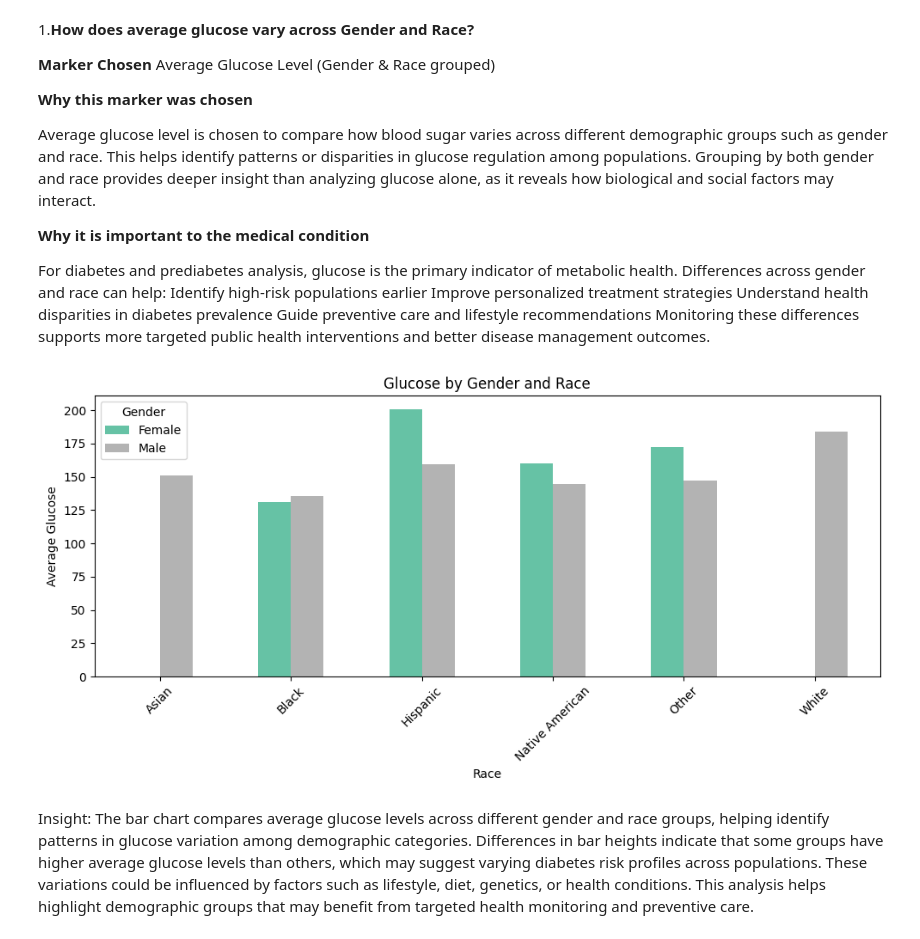
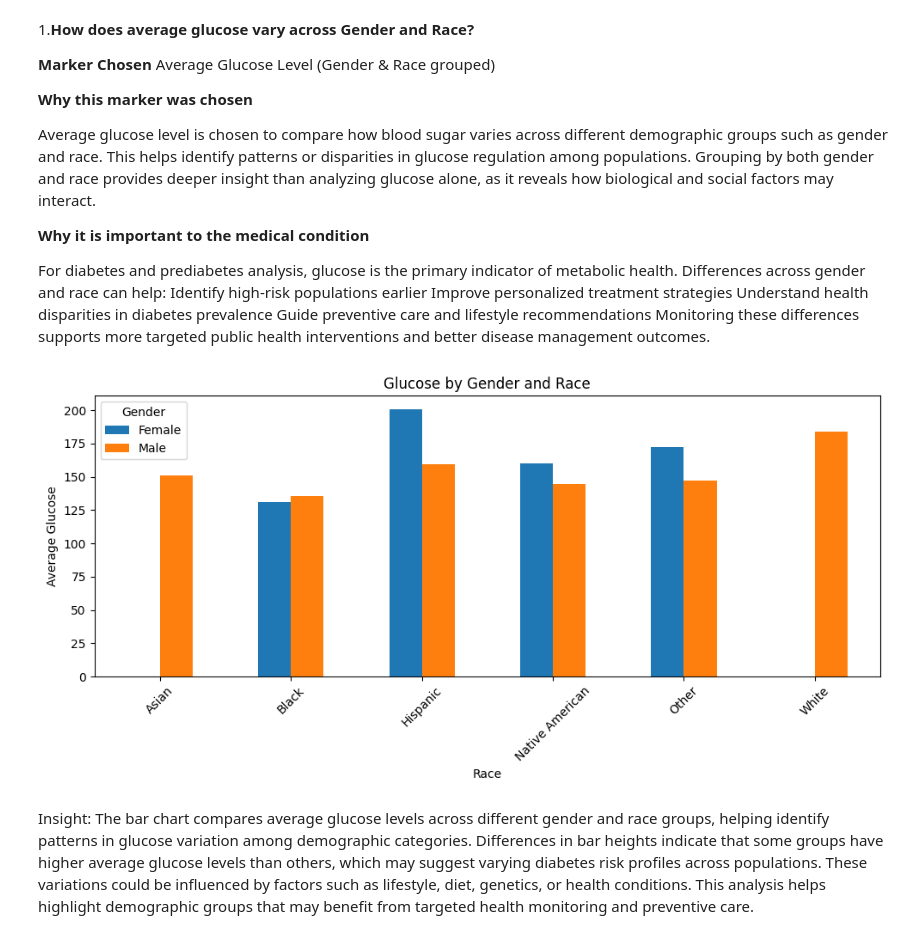
Before and after one commit to dev-ssr/team9_PyCoders_PythonHackathon_MAY2026, a Jupyter notebook: Notebooks/Description_analysis.ipynb, the cells around one changed output. Drawn from its saved outputs; the diff is of its cells as text; code cells hidden in the pictures.

```diff
--- a/Notebooks/Description_analysis.ipynb
+++ b/Notebooks/Description_analysis.ipynb
@@ -16,30 +16,34 @@ Improve personalized treatment strategies
 Understand health disparities in diabetes prevalence
 Guide preventive care and lifestyle recommendations
 Monitoring these differences supports more targeted public health interventions and better disease management outcomes.
-# %%
-import pandas as pd
-import matplotlib.pyplot as plt
-
-# Create pivot table so Gender becomes columns
-pivot_df = df.groupby(['Race', 'Gender'])['glucose'].mean().unstack()
-
-# Plot
-ax = pivot_df.plot(kind='bar', figsize=(10,5), colormap='Set2')
-
-# Titles and labels
-plt.title("Glucose by Gender and Race")
-plt.ylabel("Average Glucose")
-plt.xlabel("Race")
-
-# Legend
-plt.legend(title="Gender")
-
-# Improve layout
-plt.xticks(rotation=45)
-plt.tight_layout()
-plt.show()
-# %% [output]
-[figure, removed]
+# %%
+import pandas as pd
+import matplotlib.pyplot as plt
+
+# Create pivot table so Gender becomes columns
+pivot_df = df.groupby(['Race', 'Gender'])['glucose'].mean().unstack()
+
+# Plot with custom Matplotlib colors
+ax = pivot_df.plot(
+    kind='bar',
+    figsize=(10,5),
+    color=['#1f77b4', '#ff7f0e']  # blue, orange
+)
+
+# Titles and labels
+plt.title("Glucose by Gender and Race")
+plt.ylabel("Average Glucose")
+plt.xlabel("Race")
+
+# Legend
+plt.legend(title="Gender")
+
+# Improve layout
+plt.xticks(rotation=45)
+plt.tight_layout()
+plt.show()
+# %% [output]
+[figure, added]
 # %% [markdown]
 Insight:
 The bar chart compares average glucose levels across different gender and race groups, helping identify patterns in glucose variation among demographic categories. Differences in bar heights indicate that some groups have higher average glucose levels than others, which may suggest varying diabetes risk profiles across populations. These variations could be influenced by factors such as lifestyle, diet, genetics, or health conditions. This analysis helps highlight demographic groups that may benefit from targeted health monitoring and preventive care.
```
